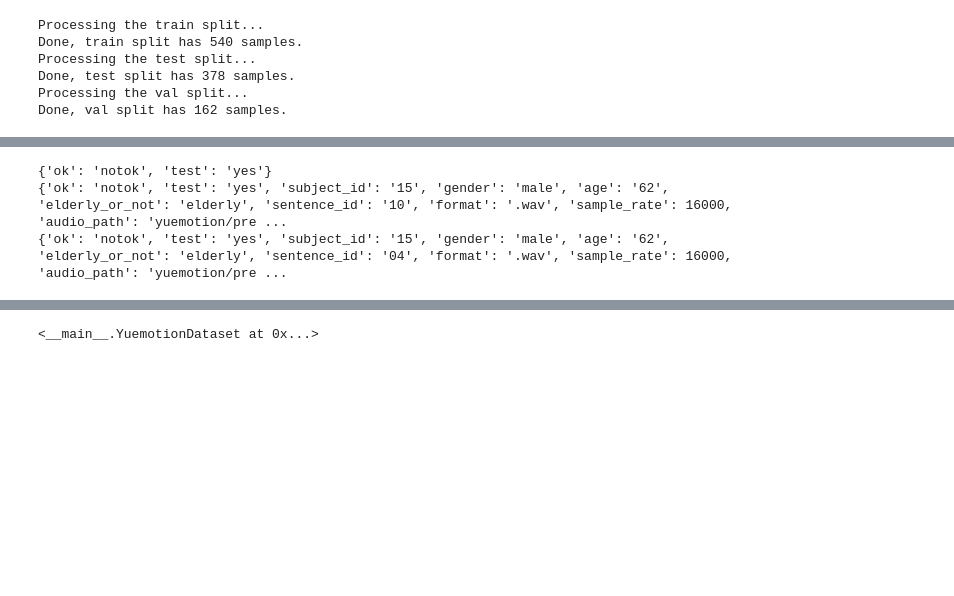
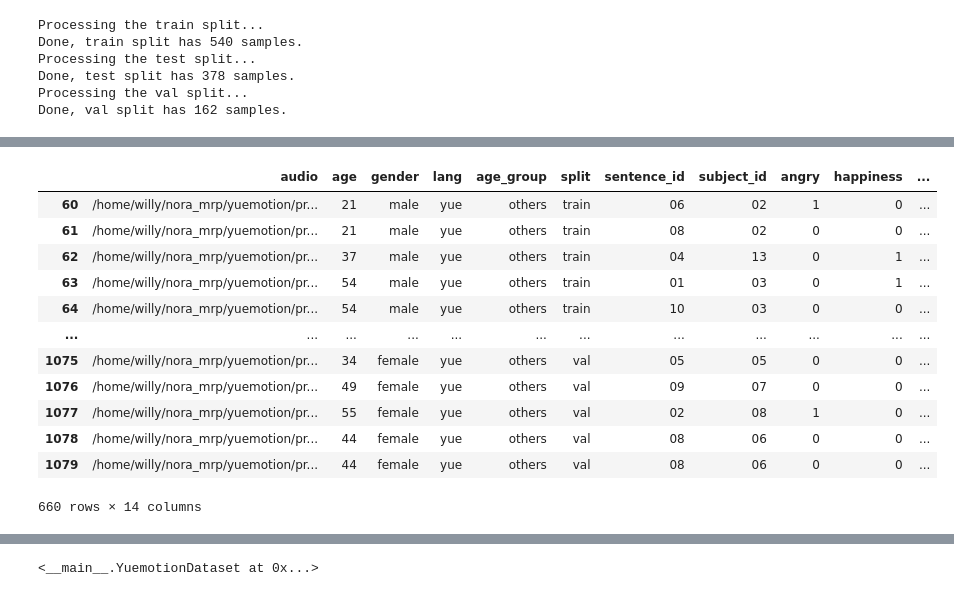
Before and after one commit to HLTCHKUST/elderly_ser, a Jupyter notebook: yuemotion_data_loader.ipynb, the cells around one changed output, grey strips where cells are left out. Drawn from its saved outputs; the diff is of its cells as text; code cells hidden in the pictures; blank space fills up the shorter version.

```diff
--- a/yuemotion_data_loader.ipynb
+++ b/yuemotion_data_loader.ipynb
@@ -348,11 +355,16 @@ df.head(10)
-# %%
-test = {"ok":"notok", "test":"yes"}
-print(test)
-test.update(all_data[0]["metadata"])
-print(test)
-test.update(all_data[1]["metadata"])
-print(test)
-# %% [output]
-{'ok': 'notok', 'test': 'yes'}
-{'ok': 'notok', 'test': 'yes', 'subject_id': '15', 'gender': 'male', 'age': '62', 'elderly_or_not': 'elderly', 'sentence_id': '10', 'format': '.wav', 'sample_rate': 16000, 'audio_path': 'yuemotion/pre ...
-{'ok': 'notok', 'test': 'yes', 'subject_id': '15', 'gender': 'male', 'age': '62', 'elderly_or_not': 'elderly', 'sentence_id': '04', 'format': '.wav', 'sample_rate': 16000, 'audio_path': 'yuemotion/pre ...
+# %%
+yuemotion_df.loc[(yuemotion_df['lang'] == 'yue') & (yuemotion_df['age_group'] == 'others')]
+# %% [output]
+|  | audio | age | gender | lang | age_group | split | sentence_id | subject_id | angry | happiness | ... |
+| 60 | /home/willy/nora_mrp/yuemotion/pr... | 21 | male | yue | others | train | 06 | 02 | 1 | 0 | ... |
+| 61 | /home/willy/nora_mrp/yuemotion/pr... | 21 | male | yue | others | train | 08 | 02 | 0 | 0 | ... |
+| 62 | /home/willy/nora_mrp/yuemotion/pr... | 37 | male | yue | others | train | 04 | 13 | 0 | 1 | ... |
+| 63 | /home/willy/nora_mrp/yuemotion/pr... | 54 | male | yue | others | train | 01 | 03 | 0 | 1 | ... |
+| 64 | /home/willy/nora_mrp/yuemotion/pr... | 54 | male | yue | others | train | 10 | 03 | 0 | 0 | ... |
+| ... | ... | ... | ... | ... | ... | ... | ... | ... | ... | ... | ... |
+| 1075 | /home/willy/nora_mrp/yuemotion/pr... | 34 | female | yue | others | val | 05 | 05 | 0 | 0 | ... |
+| 1076 | /home/willy/nora_mrp/yuemotion/pr... | 49 | female | yue | others | val | 09 | 07 | 0 | 0 | ... |
+| 1077 | /home/willy/nora_mrp/yuemotion/pr... | 55 | female | yue | others | val | 02 | 08 | 1 | 0 | ... |
+| 1078 | /home/willy/nora_mrp/yuemotion/pr... | 44 | female | yue | others | val | 08 | 06 | 0 | 0 | ... |
+| 1079 | /home/willy/nora_mrp/yuemotion/pr... | 44 | female | yue | others | val | 08 | 06 | 0 | 0 | ... |
+660 rows × 14 columns
```
Also changed, not shown: parts of 6 cells of this notebook, 1 other file.
